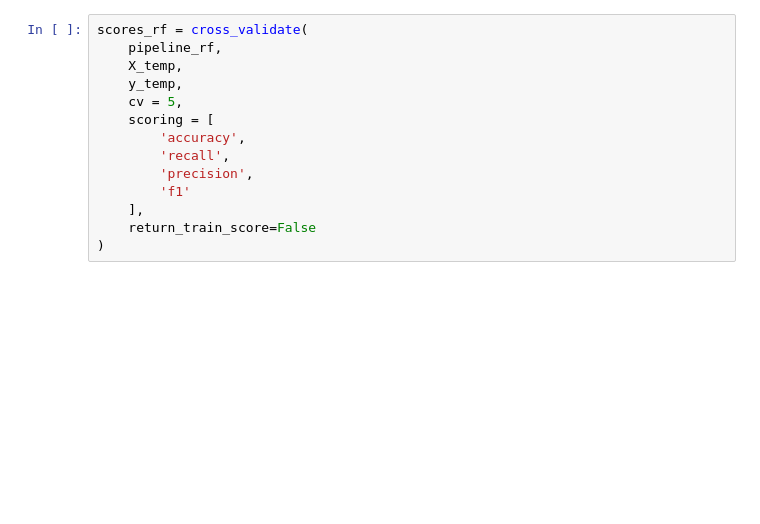
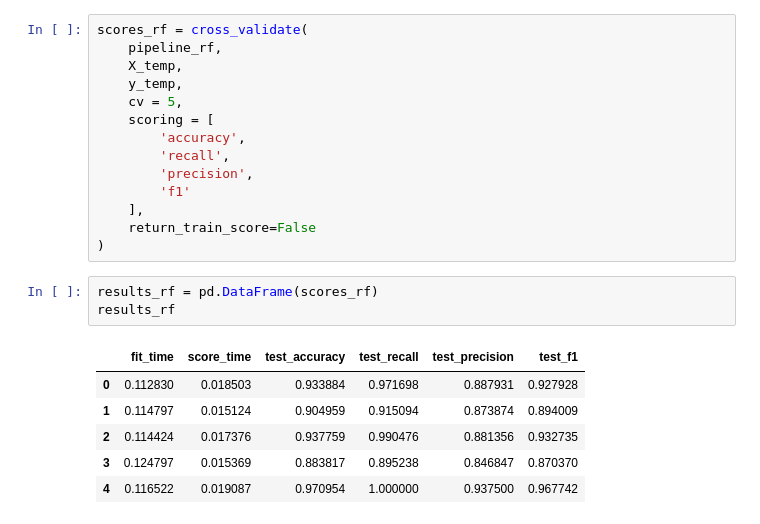
Before and after one commit to ezeperezds/Anemia-Prediction-System, a Jupyter notebook: notebooks/03_modeling.ipynb, the cells around one changed output. Saved outputs shown, nothing was run; the diff lists cells and outputs as text; blank space fills up the shorter version.

```diff
--- a/notebooks/03_modeling.ipynb
+++ b/notebooks/03_modeling.ipynb
@@ -563,3 +577,13 @@ scores_rf = cross_validate(
     ],
     return_train_score=False
 )
+# %%
+results_rf = pd.DataFrame(scores_rf)
+results_rf
+# %% [output]
+|  | fit_time | score_time | test_accuracy | test_recall | test_precision | test_f1 |
+| 0 | 0.112830 | 0.018503 | 0.933884 | 0.971698 | 0.887931 | 0.927928 |
+| 1 | 0.114797 | 0.015124 | 0.904959 | 0.915094 | 0.873874 | 0.894009 |
+| 2 | 0.114424 | 0.017376 | 0.937759 | 0.990476 | 0.881356 | 0.932735 |
+| 3 | 0.124797 | 0.015369 | 0.883817 | 0.895238 | 0.846847 | 0.870370 |
+| 4 | 0.116522 | 0.019087 | 0.970954 | 1.000000 | 0.937500 | 0.967742 |
```
Also changed, not shown: parts of 33 cells of this notebook.
